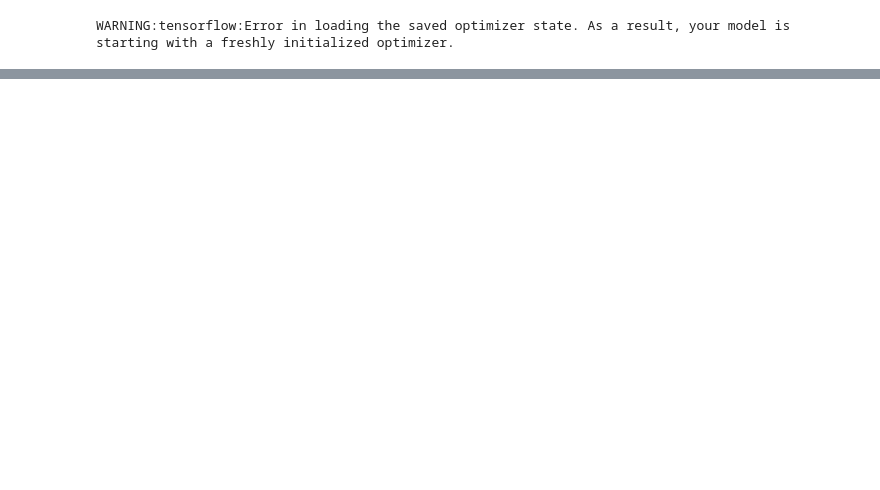
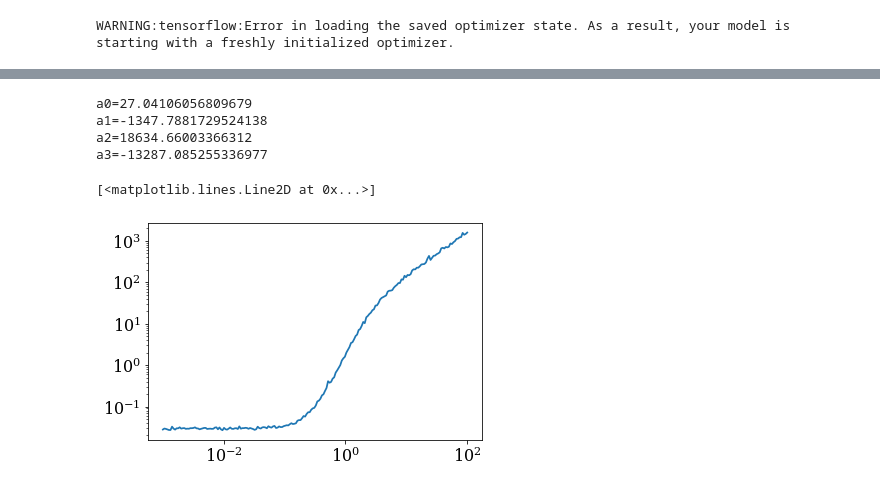
Before and after one commit to seancraven/Level-4-Masters-Project, a Jupyter notebook: Symmetry_Detection/ideal_symmetry.ipynb, the cells around one changed output, grey strips where cells are left out. Drawn from its saved outputs; the diff is of its cells as text; code cells hidden in the pictures; blank space fills up the shorter version.

```diff
--- a/Symmetry_Detection/ideal_symmetry.ipynb
+++ b/Symmetry_Detection/ideal_symmetry.ipynb
@@ -435,0 +438,14 @@ fig_2.savefig('DeltaV_improved.jpeg',dpi=200,transparent=False)
+# %%
+coef_su = np.polyfit(eps_vals, mean_SU,3)
+for i,ii in enumerate(coef_su):
+    print('a{}'.format(i)+'='+str(ii))
+# %% [output]
+a0=27.04106056809679
+a1=-1347.7881729524138
+a2=18634.66003366312
+a3=-13287.085255336977
+# %%
+plt.loglog(eps_vals,np.mean([np.abs(delta_V_nn[np.where(eps==val)]) for val in eps_vals],axis = 1))
+# %% [output]
+[<matplotlib.lines.Line2D at 0x...>]
+[figure, added]
```
Also changed, not shown: parts of 17 cells of this notebook, 2 other files.
